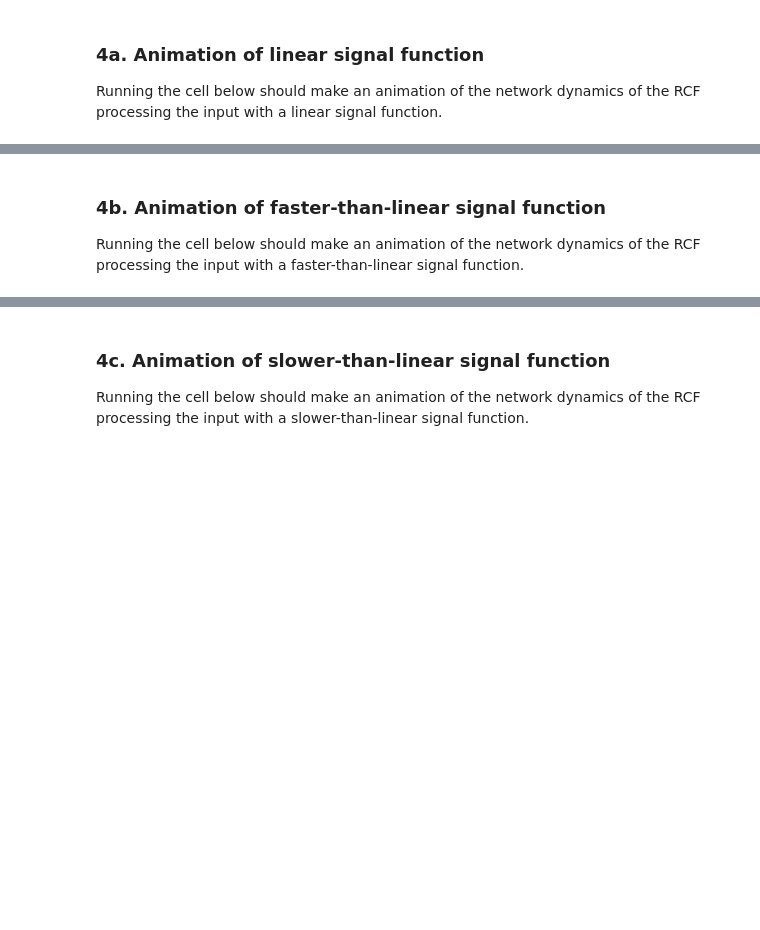
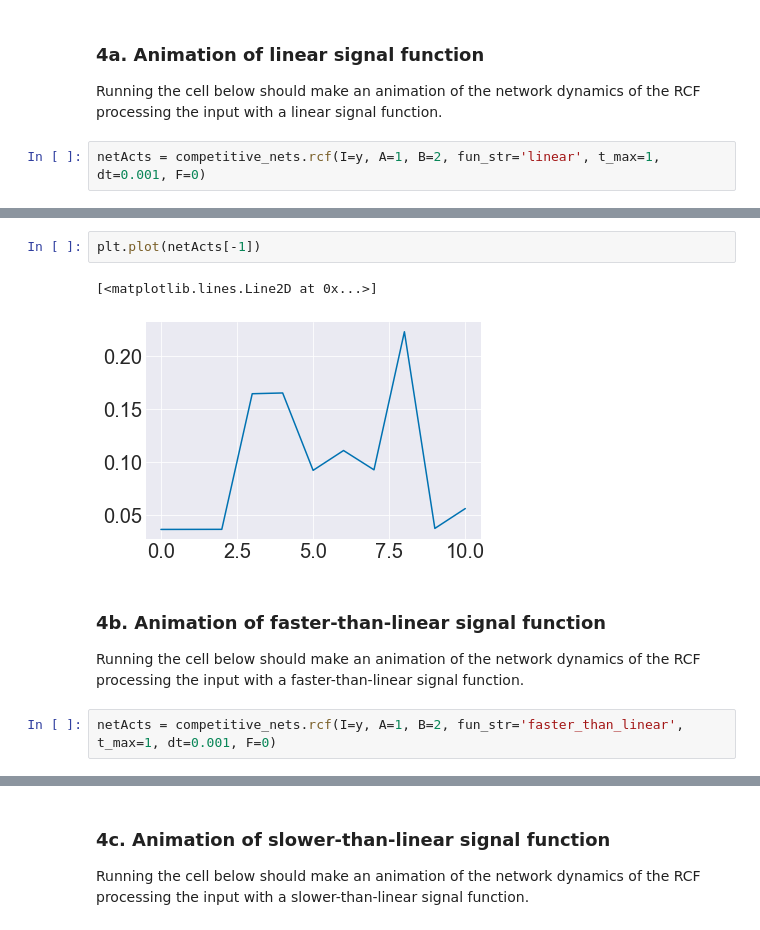
Before and after one commit to ejseal21/Computational-Neuroscience, a Jupyter notebook: Project3/CompNets.ipynb, the cells around one changed output, grey strips where cells are left out. Cells and saved outputs as stored; diff of their text form; blank space fills up the shorter version.

```diff
--- a/Project3/CompNets.ipynb
+++ b/Project3/CompNets.ipynb
@@ -473,3 +483,5 @@ Sigmoid: $f(x_i) = \frac{x_i^2}{F + x_i^2}$
 ### 4a. Animation of linear signal function
 
 Running the cell below should make an animation of the network dynamics of the RCF processing the input with a linear signal function.
+# %%
+netActs = competitive_nets.rcf(I=y, A=1, B=2, fun_str='linear', t_max=1, dt=0.001, F=0)
@@ -476,3 +498,10 @@ Running the cell below should make an animation of the network dynamics of the R
+# %%
+plt.plot(netActs[-1])
+# %% [output]
+[<matplotlib.lines.Line2D at 0x...>]
+[figure, added]
 # %% [markdown]
 ### 4b. Animation of faster-than-linear signal function
 Running the cell below should make an animation of the network dynamics of the RCF processing the input with a faster-than-linear signal function.
+# %%
+netActs = competitive_nets.rcf(I=y, A=1, B=2, fun_str='faster_than_linear', t_max=1, dt=0.001, F=0)
```
Also changed, not shown: parts of 10 cells of this notebook, 1 other file.
